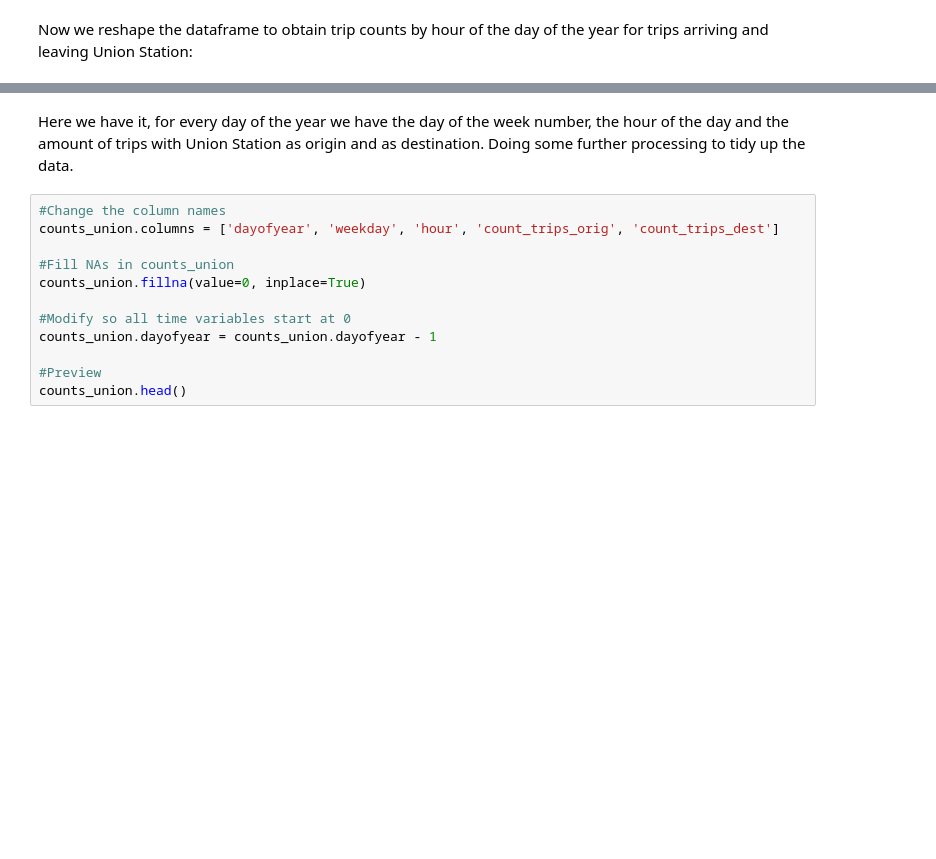
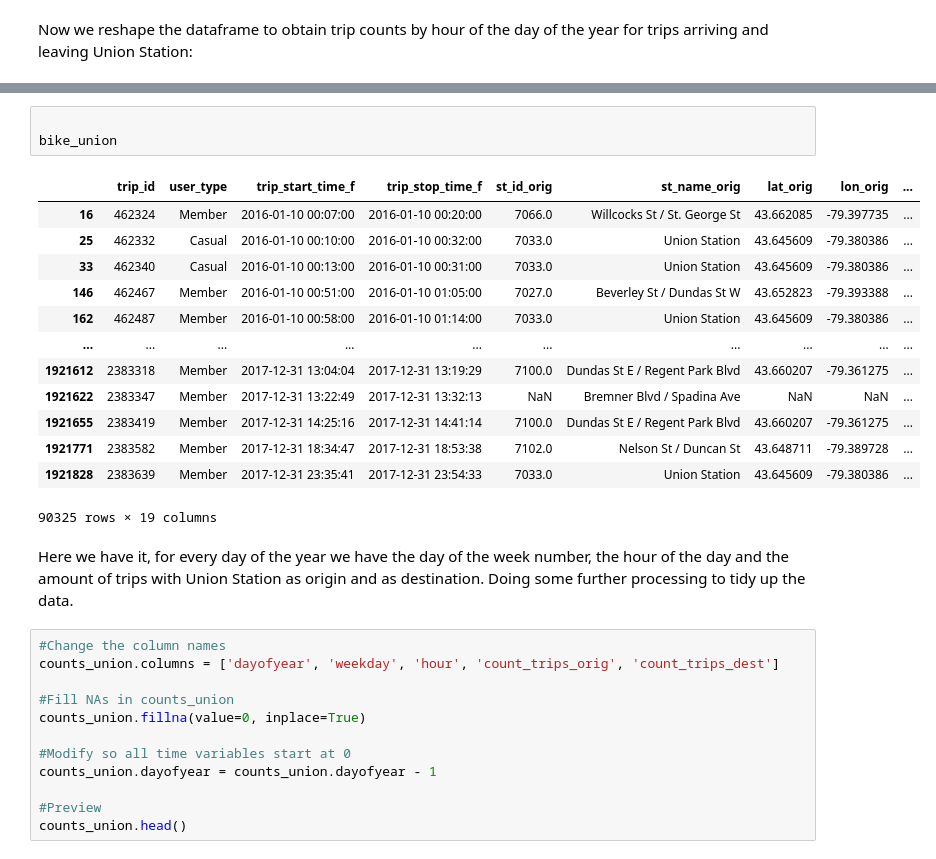
Before and after one commit to josescuderoh/bikeshare-replenishment-forecast, a Jupyter notebook: Code/EDA.ipynb, the cells around one changed output, grey strips where cells are left out. Cells and saved outputs as stored; diff of their text form; blank space fills up the shorter version.

```diff
--- a/Code/EDA.ipynb
+++ b/Code/EDA.ipynb
@@ -152,3 +153,20 @@ counts_union.head()
+# %%
+
+bike_union
+# %% [output]
+|  | trip_id | user_type | trip_start_time_f | trip_stop_time_f | st_id_orig | st_name_orig | lat_orig | lon_orig | ... |
+| 16 | 462324 | Member | 2016-01-10 00:07:00 | 2016-01-10 00:20:00 | 7066.0 | Willcocks St / St. George St | 43.662085 | -79.397735 | ... |
+| 25 | 462332 | Casual | 2016-01-10 00:10:00 | 2016-01-10 00:32:00 | 7033.0 | Union Station | 43.645609 | -79.380386 | ... |
+| 33 | 462340 | Casual | 2016-01-10 00:13:00 | 2016-01-10 00:31:00 | 7033.0 | Union Station | 43.645609 | -79.380386 | ... |
+| 146 | 462467 | Member | 2016-01-10 00:51:00 | 2016-01-10 01:05:00 | 7027.0 | Beverley St / Dundas St W | 43.652823 | -79.393388 | ... |
+| 162 | 462487 | Member | 2016-01-10 00:58:00 | 2016-01-10 01:14:00 | 7033.0 | Union Station | 43.645609 | -79.380386 | ... |
+| ... | ... | ... | ... | ... | ... | ... | ... | ... | ... |
+| 1921612 | 2383318 | Member | 2017-12-31 13:04:04 | 2017-12-31 13:19:29 | 7100.0 | Dundas St E / Regent Park Blvd | 43.660207 | -79.361275 | ... |
+| 1921622 | 2383347 | Member | 2017-12-31 13:22:49 | 2017-12-31 13:32:13 | NaN | Bremner Blvd / Spadina Ave | NaN | NaN | ... |
+| 1921655 | 2383419 | Member | 2017-12-31 14:25:16 | 2017-12-31 14:41:14 | 7100.0 | Dundas St E / Regent Park Blvd | 43.660207 | -79.361275 | ... |
+| 1921771 | 2383582 | Member | 2017-12-31 18:34:47 | 2017-12-31 18:53:38 | 7102.0 | Nelson St / Duncan St | 43.648711 | -79.389728 | ... |
+| 1921828 | 2383639 | Member | 2017-12-31 23:35:41 | 2017-12-31 23:54:33 | 7033.0 | Union Station | 43.645609 | -79.380386 | ... |
+90325 rows × 19 columns
 # %% [markdown]
 Here we have it, for every day of the year we have the day of the week number, the hour of the day and the amount of trips with Union Station as origin and as destination. Doing some further processing to tidy up the data.
 # %%
```
Also changed, not shown: parts of 11 cells of this notebook, 1 other file.
